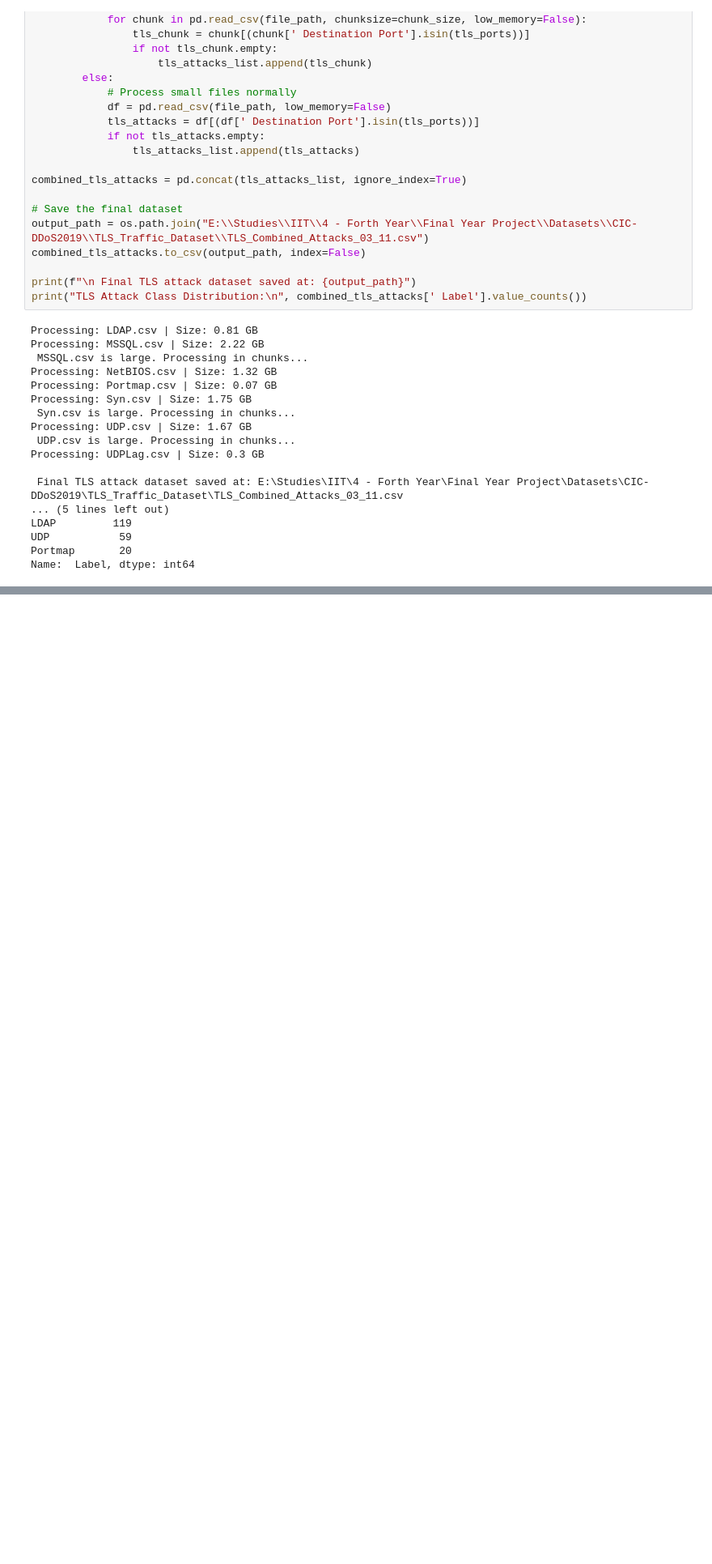
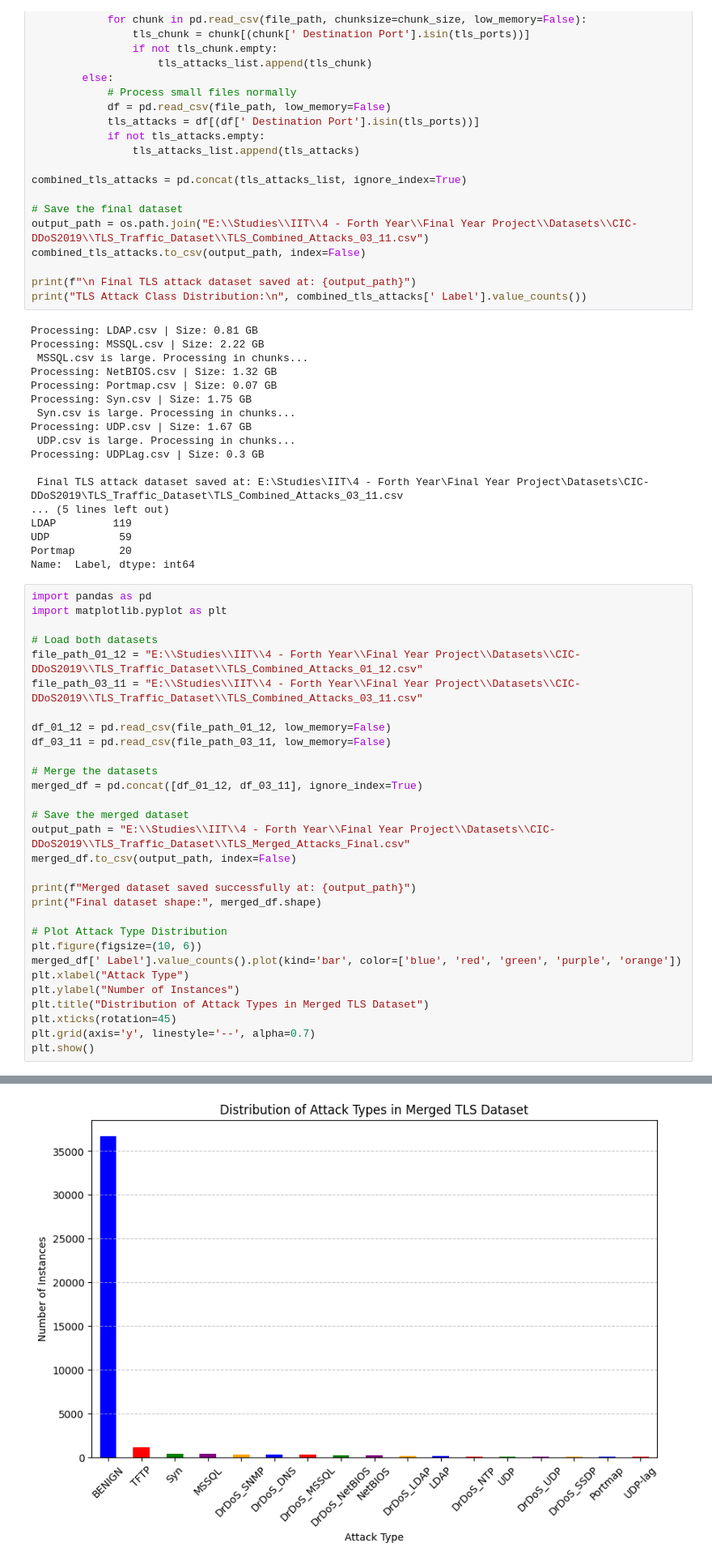
Before and after one commit to Nirusan03/QuanNetDetct, a Jupyter notebook: Model/Quantum_Model/DoS2019/QNN_Dos2019.ipynb, the cells around one changed output, grey strips where cells are left out. Shown at 81% size. Saved outputs shown, nothing was run; the diff lists cells and outputs as text; blank space fills up the shorter version.

```diff
--- a/Model/Quantum_Model/DoS2019/QNN_Dos2019.ipynb
+++ b/Model/Quantum_Model/DoS2019/QNN_Dos2019.ipynb
@@ -134,3 +134,34 @@ LDAP         119
 UDP           59
 Portmap       20
 Name:  Label, dtype: int64
+# %%
+import pandas as pd
+import matplotlib.pyplot as plt
+
+# Load both datasets
+file_path_01_12 = "E:\\Studies\\IIT\\4 - Forth Year\\Final Year Project\\Datasets\\CIC-DDoS2019\\TLS_Traffic_Dataset\\TLS_Combined_Attacks_01_12.csv"
+file_path_03_11 = "E:\\Studies\\IIT\\4 - Forth Year\\Final Year Project\\Datasets\\CIC-DDoS2019\\TLS_Traffic_Dataset\\TLS_Combined_Attacks_03_11.csv"
+
+df_01_12 = pd.read_csv(file_path_01_12, low_memory=False)
+df_03_11 = pd.read_csv(file_path_03_11, low_memory=False)
+
+# Merge the datasets
+merged_df = pd.concat([df_01_12, df_03_11], ignore_index=True)
+
+# Save the merged dataset
+output_path = "E:\\Studies\\IIT\\4 - Forth Year\\Final Year Project\\Datasets\\CIC-DDoS2019\\TLS_Traffic_Dataset\\TLS_Merged_Attacks_Final.csv"
+merged_df.to_csv(output_path, index=False)
+
+print(f"Merged dataset saved successfully at: {output_path}")
+print("Final dataset shape:", merged_df.shape)
+
+# Plot Attack Type Distribution
+plt.figure(figsize=(10, 6))
+merged_df[' Label'].value_counts().plot(kind='bar', color=['blue', 'red', 'green', 'purple', 'orange'])
+plt.xlabel("Attack Type")
+plt.ylabel("Number of Instances")
+plt.title("Distribution of Attack Types in Merged TLS Dataset")
+plt.xticks(rotation=45)
+plt.grid(axis='y', linestyle='--', alpha=0.7)
+plt.show()
+# %% [output]
@@ -136,0 +170 @@ Name:  Label, dtype: int64
+[figure, added]
```
Also changed, not shown: parts of 1 cell of this notebook, 4 other files.
